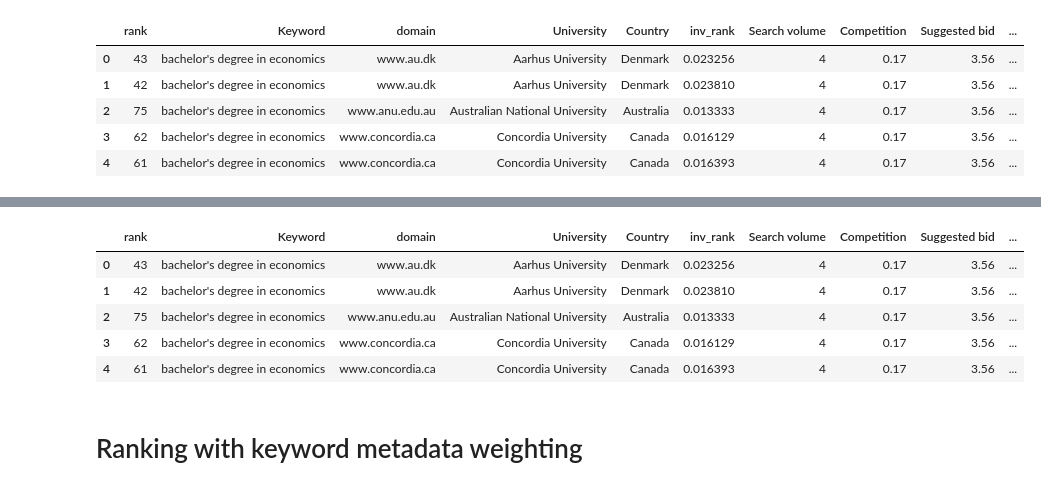
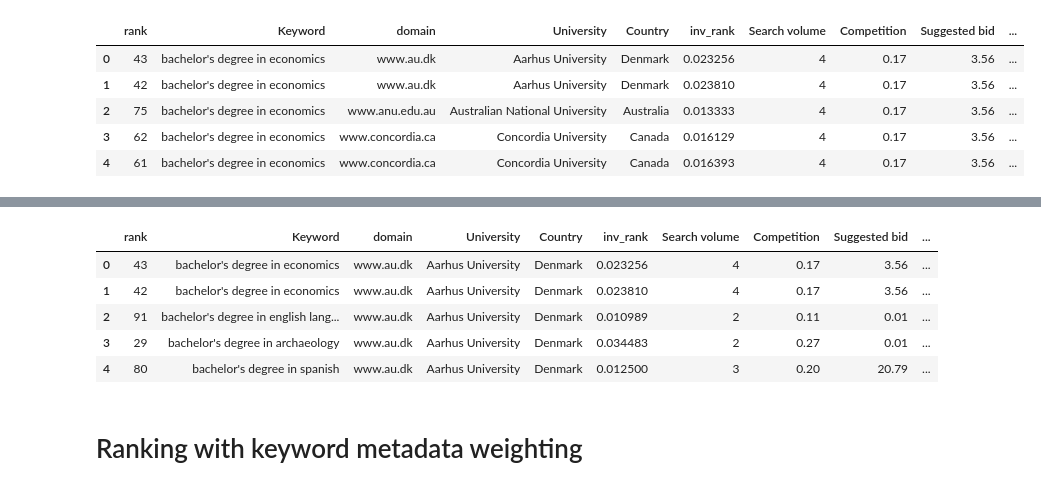
Before and after one commit to fearnleymartin/world-university-rankings, a Jupyter notebook: alternative_university_ranking_project.ipynb, the cells around one changed output, grey strips where cells are left out. Drawn from its saved outputs; the diff is of its cells as text; code cells hidden in the pictures.

```diff
--- a/alternative_university_ranking_project.ipynb
+++ b/alternative_university_ranking_project.ipynb
@@ -151,3 +151,11 @@ Finland             9
 Norway              8
 Austria             8
 Name: Country, dtype: int64
+# %%
+country_data = weighted_rankings['Country'].replace(to_replace=states,value='United States of America').value_counts()
+figure_countries = plt.figure(figsize=(15,7))
+plt.bar(np.arange(country_data.shape[0]),country_data, 0.7)
+plt.xlabel('Countries')
+plt.ylabel('Number of universities in ranking')
+x = plt.xticks(np.arange(country_data.shape[0]) + 0.7 / 2, country_data.keys(), rotation='vertical')
+plt.yscale('symlog')
@@ -242,3 +252,7 @@ rankings_seo_data.head()
 | 2 | 75 | bachelor's degree in economics | www.anu.edu.au | Australian National University | Australia | 0.013333 | 4 | 0.17 | 3.56 | ... |
 | 3 | 62 | bachelor's degree in economics | www.concordia.ca | Concordia University | Canada | 0.016129 | 4 | 0.17 | 3.56 | ... |
 | 4 | 61 | bachelor's degree in economics | www.concordia.ca | Concordia University | Canada | 0.016393 | 4 | 0.17 | 3.56 | ... |
+# %%
+# get lat/lon data
+lat_lon = pd.read_csv('universities/University_locations.csv', encoding='utf-8' )
+lat_lon.head()
@@ -245,28 +266,31 @@ rankings_seo_data.head()
 # %%
 # export to json
 def extract_degree_type(keyword):
     if keyword[0]=='b':
         return 'bachelor'
     elif keyword[0]=='m':
         return 'master'
     else:
         return 'phd'
 def extract_subject(keyword):
     return keyword.split('in ')[1]
 
+
+
 rankings_seo_data_json = rankings_seo_data.copy()
 rankings_seo_data_json['degree_type'] = rankings_seo_data_json['Keyword'].apply(extract_degree_type)
 rankings_seo_data_json['subject'] = rankings_seo_data_json['Keyword'].apply(extract_subject)
-rankings_seo_data_json['Country'].replace(to_replace=states,value='United States of America', inplace=True)
-rankings_seo_data_json[['domain', 'University', 'Country', 'weighted_inv_rank', 'degree_type', 'subject']].to_csv('website/data/data.csv')
+rankings_seo_data_json['Country'].replace(to_replace=states,value='United States', inplace=True)
+rankings_seo_data_json = rankings_seo_data_json.merge(lat_lon[['University','lat','lng']], on='University')
+rankings_seo_data_json[['domain', 'University', 'Country', 'weighted_inv_rank', 'degree_type', 'subject','lat','lng']].to_csv('website/data/data.csv')
 rankings_seo_data_json.head()
 # %% [output]
 |  | rank | Keyword | domain | University | Country | inv_rank | Search volume | Competition | Suggested bid | ... |
 | 0 | 43 | bachelor's degree in economics | www.au.dk | Aarhus University | Denmark | 0.023256 | 4 | 0.17 | 3.56 | ... |
 | 1 | 42 | bachelor's degree in economics | www.au.dk | Aarhus University | Denmark | 0.023810 | 4 | 0.17 | 3.56 | ... |
-| 2 | 75 | bachelor's degree in economics | www.anu.edu.au | Australian National University | Australia | 0.013333 | 4 | 0.17 | 3.56 | ... |
-| 3 | 62 | bachelor's degree in economics | www.concordia.ca | Concordia University | Canada | 0.016129 | 4 | 0.17 | 3.56 | ... |
-| 4 | 61 | bachelor's degree in economics | www.concordia.ca | Concordia University | Canada | 0.016393 | 4 | 0.17 | 3.56 | ... |
+| 2 | 91 | bachelor's degree in english lang... | www.au.dk | Aarhus University | Denmark | 0.010989 | 2 | 0.11 | 0.01 | ... |
+| 3 | 29 | bachelor's degree in archaeology | www.au.dk | Aarhus University | Denmark | 0.034483 | 2 | 0.27 | 0.01 | ... |
+| 4 | 80 | bachelor's degree in spanish | www.au.dk | Aarhus University | Denmark | 0.012500 | 3 | 0.20 | 20.79 | ... |
 # %% [markdown]
 # Ranking with keyword metadata weighting
 # %%
```
Also changed, not shown: parts of 2 cells of this notebook, 5 other files.
